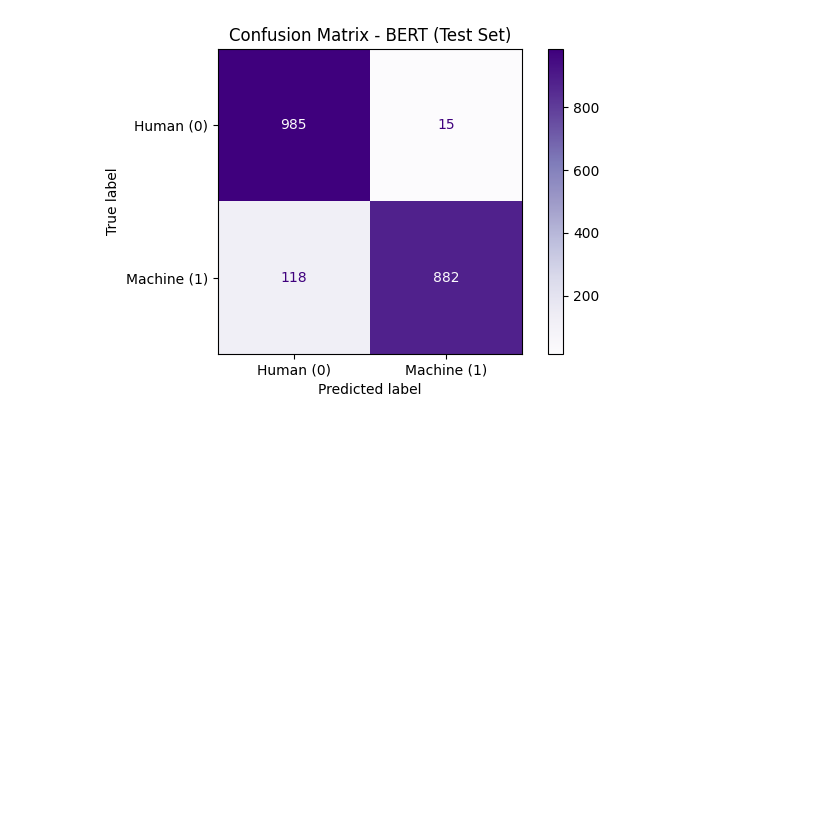
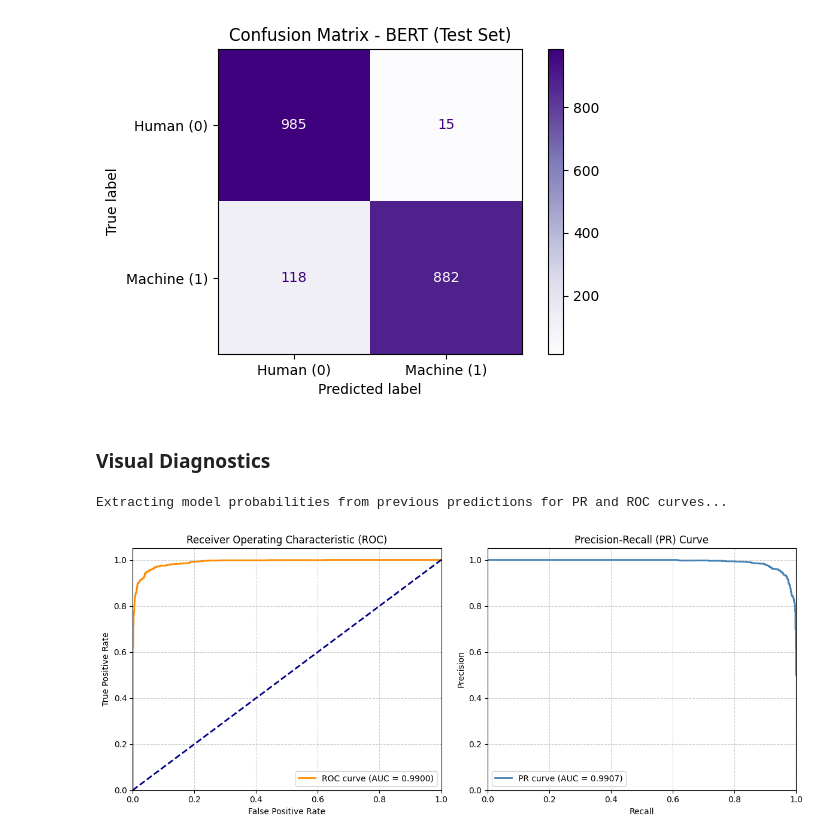
Before and after one commit to ecalabrese17/Italian-AI-Text-Detector, a Jupyter notebook: 02_classification/task4.ipynb, the cells around one changed output. Cells and saved outputs as stored; diff of their text form; code cells hidden in the pictures; blank space fills up the shorter version.

```diff
--- a/02_classification/task4.ipynb
+++ b/02_classification/task4.ipynb
@@ -149,3 +147,54 @@ plt.show()
    macro avg     0.9381    0.9335    0.9333      2000
 weighted avg     0.9381    0.9335    0.9333      2000
 [figure]
+# %% [markdown]
+### Visual Diagnostics
+# %%
+print("Extracting model probabilities from previous predictions for PR and ROC curves...")
+
+# REUSE THE RESULTS ALREADY OBTAINED IN THE PREVIOUS CELL (predictions_output)
+# Extract logits and true labels
+logits = torch.tensor(predictions_output.predictions)
+y_test_true = predictions_output.label_ids
+
+# Apply softmax to obtain probabilities and isolate the positive class (index 1)
+probs = F.softmax(logits, dim=-1).numpy()
+y_scores = probs[:, 1]
+
+# Calculate ROC metrics
+fpr, tpr, _ = roc_curve(y_test_true, y_scores)
+roc_auc = auc(fpr, tpr)
+
+# Calculate PR metrics
+precision, recall, _ = precision_recall_curve(y_test_true, y_scores)
+pr_auc = average_precision_score(y_test_true, y_scores)
+
+# --- Plotting ---
+fig, axes = plt.subplots(1, 2, figsize=(12, 5))
+
+# 1. ROC Curve
+axes[0].plot(fpr, tpr, color='darkorange', lw=2, label=f'ROC curve (AUC = {roc_auc:.4f})')
+axes[0].plot([0, 1], [0, 1], color='navy', lw=2, linestyle='--')
+axes[0].set_xlim([0.0, 1.0])
+axes[0].set_ylim([0.0, 1.05])
+axes[0].set_xlabel('False Positive Rate')
+axes[0].set_ylabel('True Positive Rate')
+axes[0].set_title('Receiver Operating Characteristic (ROC)')
+axes[0].legend(loc="lower right")
+axes[0].grid(True, linestyle='--', alpha=0.6)
+
+# 2. Precision-Recall Curve
+axes[1].plot(recall, precision, color='steelblue', lw=2, label=f'PR curve (AUC = {pr_auc:.4f})')
+axes[1].set_xlim([0.0, 1.0])
+axes[1].set_ylim([0.0, 1.05])
+axes[1].set_xlabel('Recall')
+axes[1].set_ylabel('Precision')
+axes[1].set_title('Precision-Recall (PR) Curve')
+axes[1].legend(loc="lower left")
+axes[1].grid(True, linestyle='--', alpha=0.6)
+
+plt.tight_layout()
+plt.show()
+# %% [output]
+Extracting model probabilities from previous predictions for PR and ROC curves...
+[figure, added]
```
Also changed, not shown: parts of 5 cells of this notebook, 3 other files.
